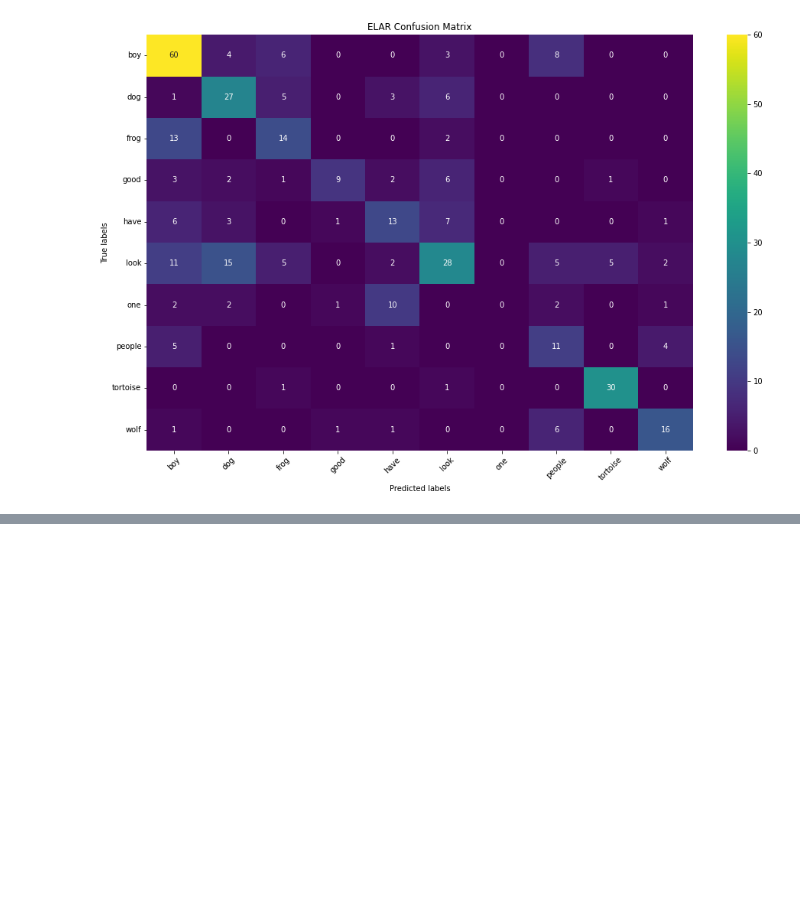
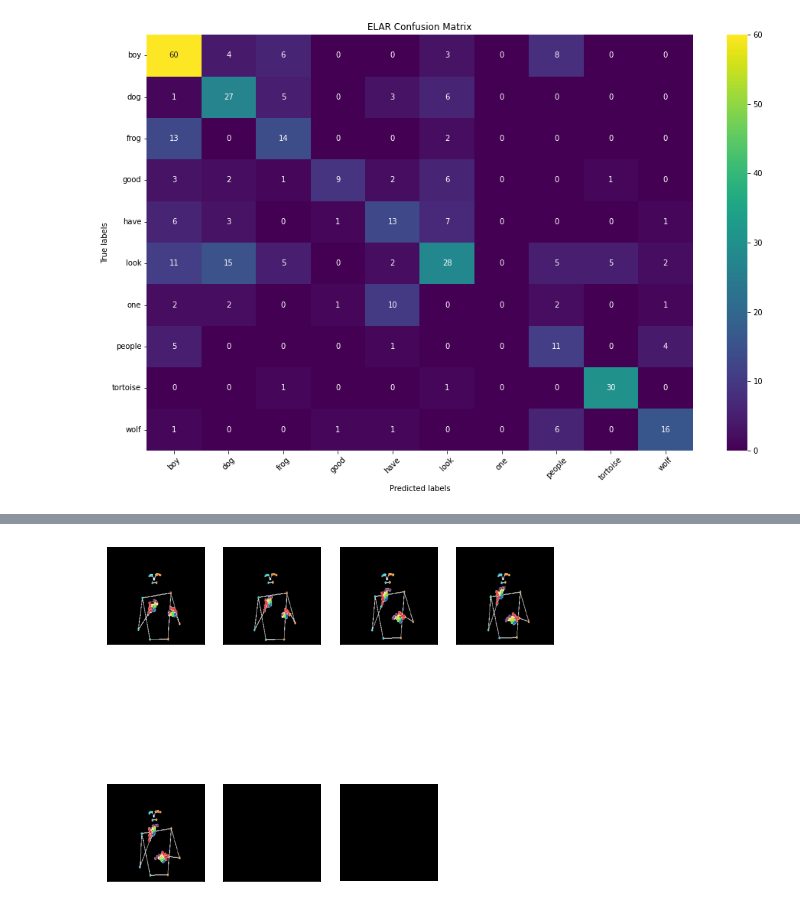
Before and after one commit to JNRuan/auslan-ml-feature-exploration, a Jupyter notebook: TestModels.ipynb, the cells around one changed output, grey strips where cells are left out. Drawn from its saved outputs; the diff is of its cells as text; code cells hidden in the pictures; blank space fills up the shorter version.

```diff
--- a/TestModels.ipynb
+++ b/TestModels.ipynb
@@ -13,12 +13,14 @@ ELAR_TEST_CSV = Path(r'D:\Uni\Honours\Project\data\elar\test_labels_10classes.cs
 AUTSL_TEST_CSV = Path(r'D:\Uni\Honours\Project\data\autsl\test_labels_20classes.csv')
 AUTSL_MODEL_PATH = Path(r'D:\Uni\Honours\Project\data\autsl\outputs\runs\rgb_depth_068.best.hdf5')
 ELAR_MODEL_PATH = Path(r'D:\Uni\Honours\Project\data\elar\outputs\runs\multi_129.best.hdf5')
+ELAR_MODEL_2_PATH = Path(r'D:\Uni\Honours\Project\data\elar\outputs\runs\multi_145.best.hdf5')
 
 # Data
 AUTSL_RGB_DATA = Path(r'D:\Uni\Honours\Project\data\autsl\frames_rgb_20', 'test')
 AUTSL_DEPTH_DATA = Path(r'D:\Uni\Honours\Project\data\autsl\frames_depth_20', 'test')
 ELAR_RGB_DATA = Path(r'D:\Uni\Honours\Project\data\elar\frames_rgb_10', 'test')
 ELAR_LANDMARKS_DATA = Path(r'D:\Uni\Honours\Project\data\elar\frames_landmarks_conf25_10', 'test')
+ELAR_POSE_DATA = Path(r'D:\Uni\Honours\Project\data\elar\frames_full_landmarks_bg_10', 'test')
 # %%
 elar_df = pd.read_csv(ELAR_TEST_CSV)
 elar_df.head()
@@ -250,0 +276,11 @@ make_confusion_matrix(elar_true_label_indices, elar_top_1_predictions, elar_clas
+# %%
+batch = 4
+input_size = (224, 224, 3)
+elar_rgb_gen = ImageSequenceDataGenerator(elar_df, str(ELAR_RGB_DATA), batch_size=batch, input_size=input_size, shuffle=False)
+elar_pose_gen = ImageSequenceDataGenerator(elar_df, str(ELAR_POSE_DATA), batch_size=batch, input_size=input_size, shuffle=False)
+elar_multi_gen = MultiSequenceGenerator(elar_df, [elar_rgb_gen, elar_pose_gen], shuffle=False)
+# %%
+pose_seq = elar_pose_gen[0][0][0]
+show_image_seq(pose_seq)
+# %% [output]
+[figure, added]
```
Also changed, not shown: parts of 7 cells of this notebook, 3 other files.
